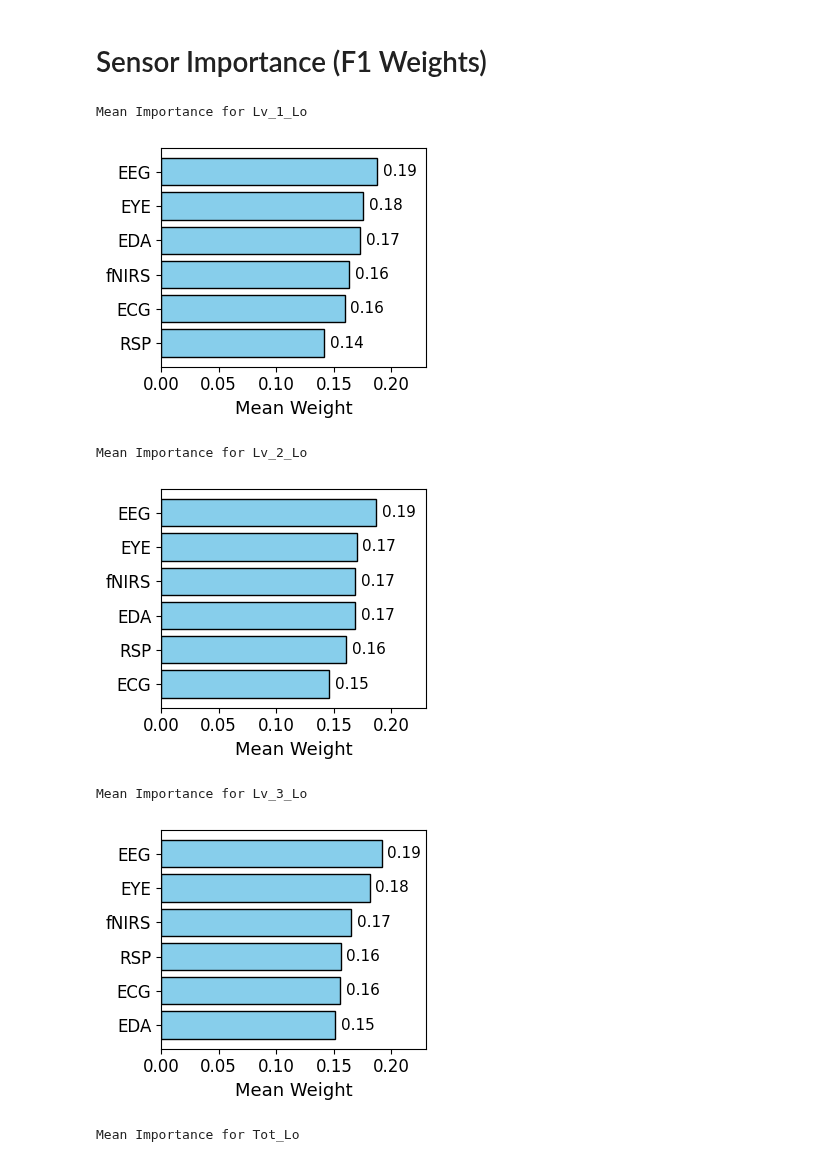
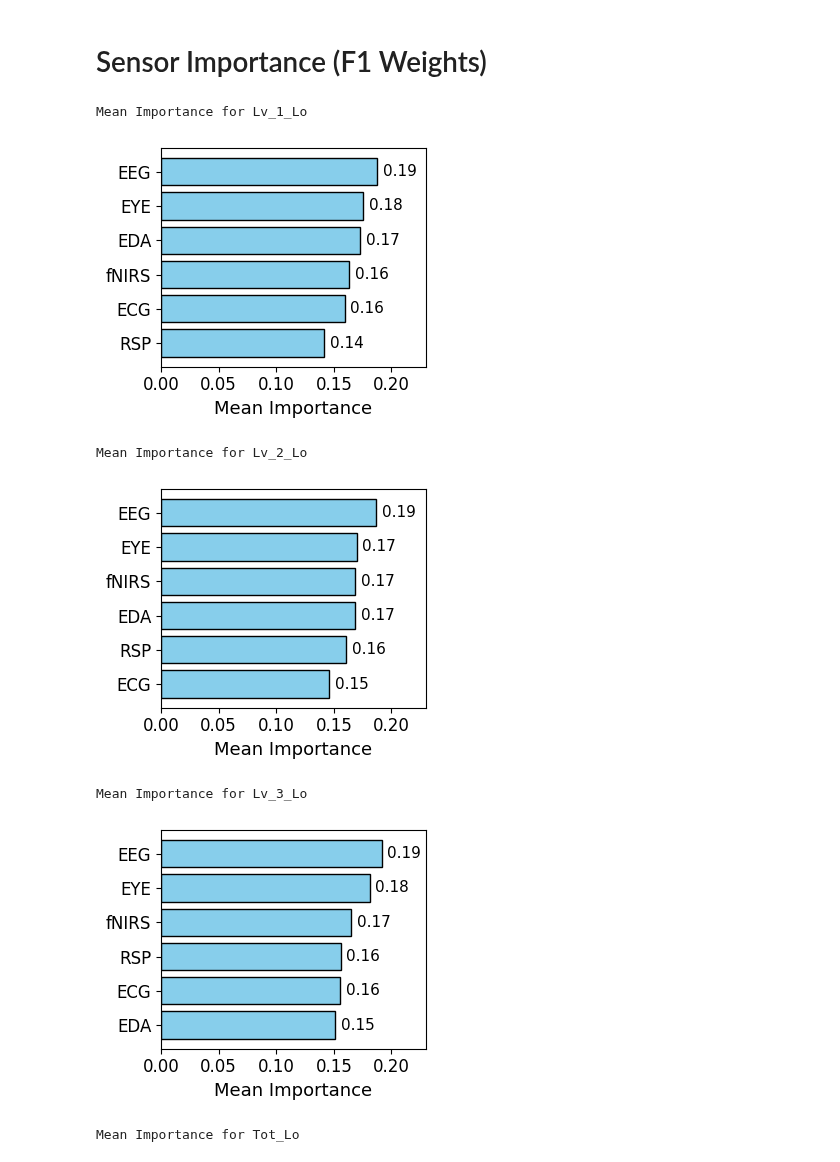
Before and after one commit to jaspershen21/jshen_DLA, a Jupyter notebook: Notebooks/Figures.ipynb, the cells around one changed output. Drawn from its saved outputs; the diff is of its cells as text; code cells hidden in the pictures.

```diff
--- a/Notebooks/Figures.ipynb
+++ b/Notebooks/Figures.ipynb
@@ -191,7 +191,7 @@ def get_baselines(metric):
             if metric == "F1":
                 score_baseline_values.append((np.mean(out_test[level])) / (np.mean(out_test[level]) + 0.5))
                 always_true_baseline_values.append(f1_score(out_test[level], np.array([1 for _ in range(len(out_test[level]))])))
-            elif metric == "ACC":
+            elif metric == "Accuracy":
                 score_baseline_values.append(0.5)
                 always_false_baseline_values.append(accuracy_score(outcomes_df[level], np.array([0 for _ in range(len(outcomes_df[level]))])))
 
@@ -407,37 +407,37 @@ with open("./../Pickle Files/3_Moving_Average_Model_by_Sensor_With_Intercepts.pk
 for level in ["Lv_1_Lo", "Lv_2_Lo", "Lv_3_Lo", "Tot_Lo"]:
     print("Mean Importance for", level)
 
     mean_f1_scores = {sensor: np.mean(f1_scores["Actual"][level][sensor]) for sensor in f1_scores["Actual"][level].keys()}
     total_mean_f1_score = np.sum(list(mean_f1_scores.values()))
     mean_f1_scores = {sensor: mean_f1_scores[sensor] / total_mean_f1_score for sensor in f1_scores["Actual"][level].keys()}
 
     # Sort weights in ascending order to present in descending order
     sorted_importances = sorted(mean_f1_scores.items(), key = lambda x: x[1])
     sensors, importances = zip(*sorted_importances)
 
     # Graph mean weights
     fig = plt.figure(figsize = (3.5, 3))
     y_pos = np.arange(len(sensors))
     base_fontsize = 12
 
     plt.barh(y_pos, importances, color = "skyblue", edgecolor = "k")
     plt.yticks(y_pos, sensors, fontsize = base_fontsize)
     plt.xticks(fontsize = base_fontsize)
-    plt.xlabel("Mean Weight", fontsize = base_fontsize + 1)
+    plt.xlabel("Mean Importance", fontsize = base_fontsize + 1)
     plt.xlim([0, 0.23])
 
     # Annotate bar values
     for i, v in enumerate(importances):
         plt.text(v + 0.005, i, f"{v:.2f}", va = "center", fontsize = base_fontsize - 1)
 
     plt.tight_layout()
     plt.savefig(f"./../Images/Paper Figures/{level}_Sensor_Weights.svg", bbox_inches = "tight", pad_inches = 0)
     plt.show()
 # %% [output]
 Mean Importance for Lv_1_Lo
-[figure, old version]
+[figure, new version]
 Mean Importance for Lv_2_Lo
-[figure, old version]
+[figure, new version]
 Mean Importance for Lv_3_Lo
-[figure, old version]
+[figure, new version]
 Mean Importance for Tot_Lo
```
Also changed, not shown: parts of 3 cells of this notebook.
